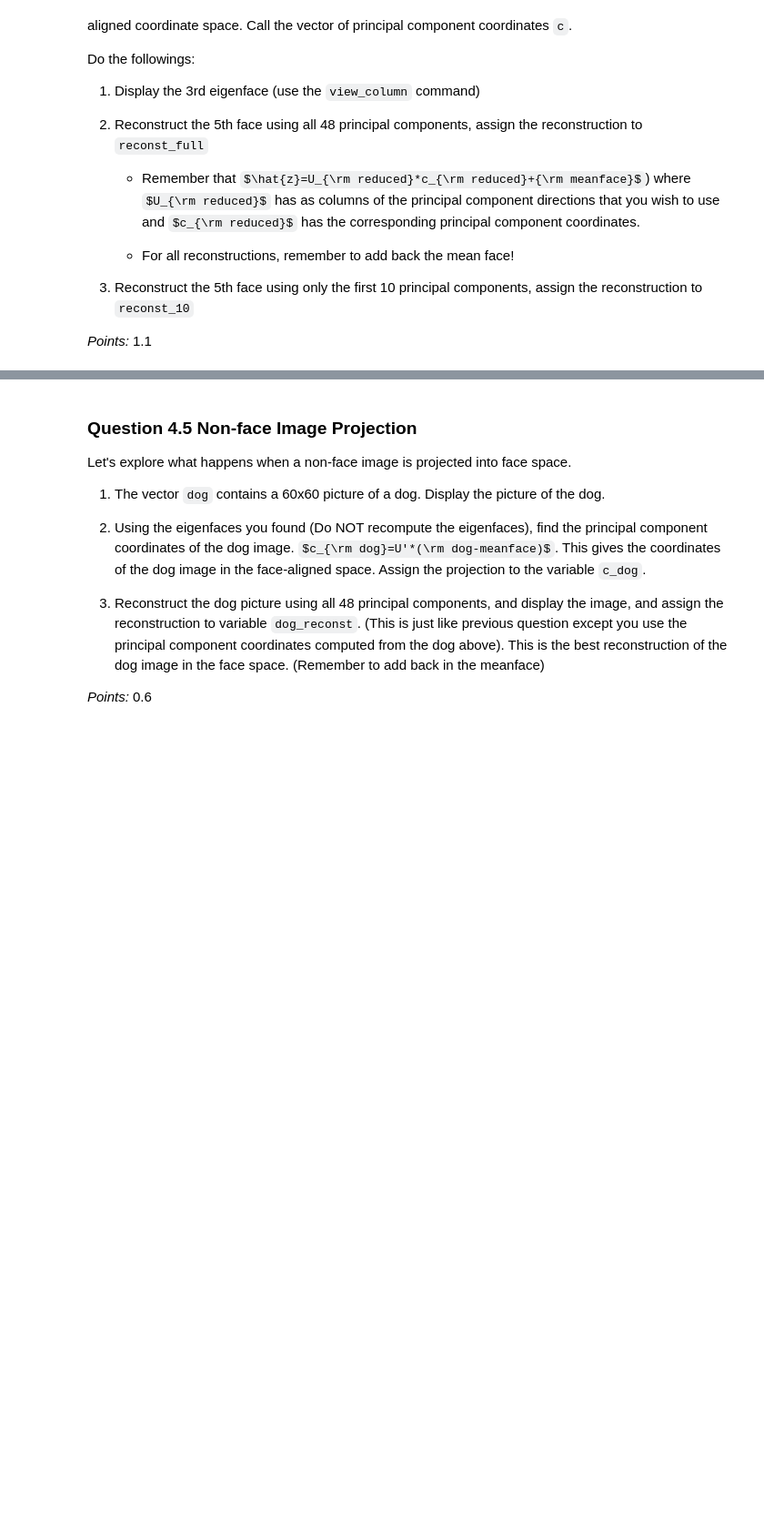
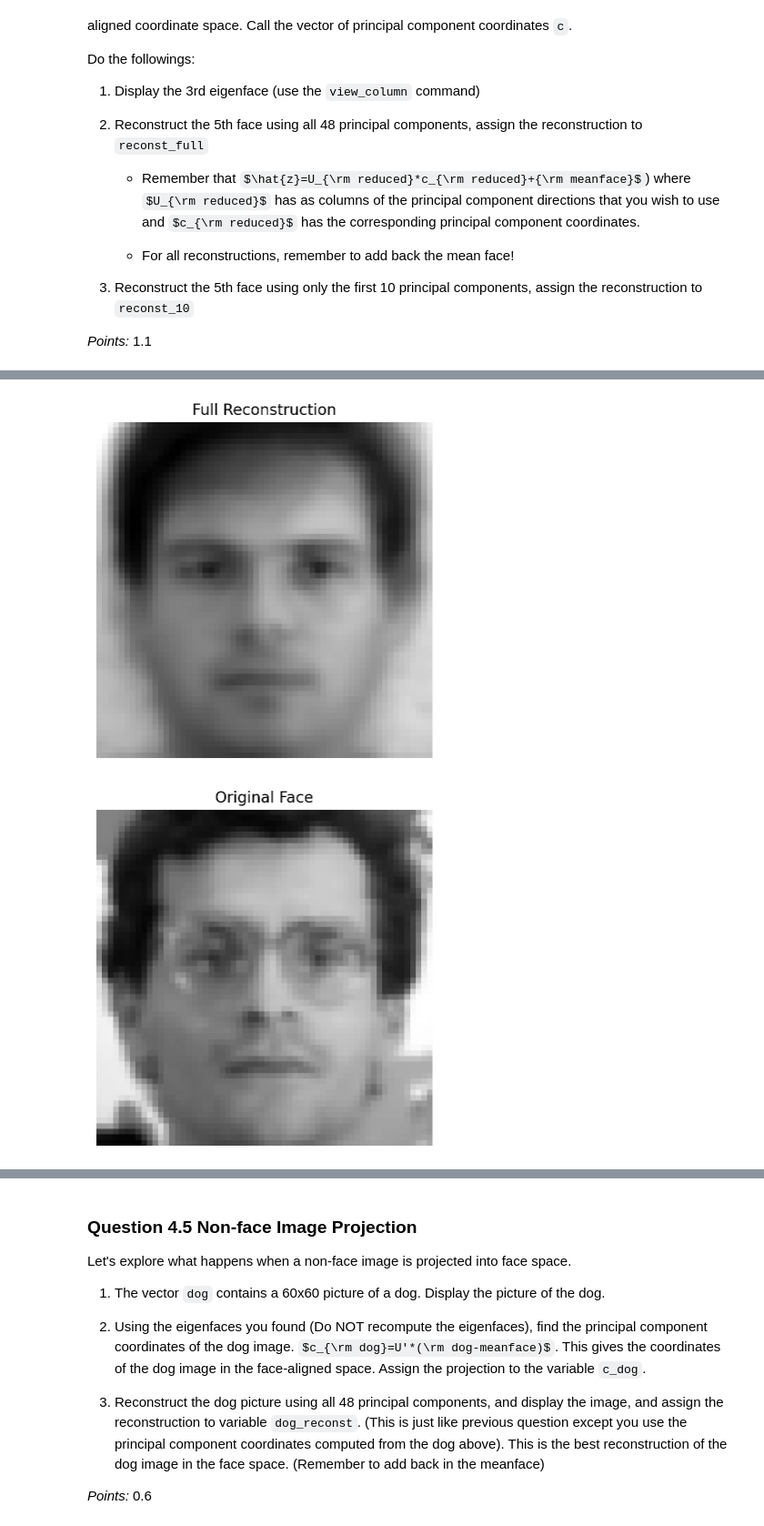
Before and after one commit to holliwood8/Assignments_WI24, a Jupyter notebook: A3/A3.ipynb, the cells around one changed output, grey strips where cells are left out. Shown at 91% size. Drawn from its saved outputs; the diff is of its cells as text; code cells hidden in the pictures; some formulas as TeX source; blank space fills up the shorter version.

```diff
--- a/A3/A3.ipynb
+++ b/A3/A3.ipynb
@@ -467,9 +500,12 @@ c = ...
 # %%
 # Reconstruct the 5th face using all PC:
-reconst_full = ...
+reconst_full = U.dot(c) + mean_face
 
 # Plot the Full Reconstruction and the OG face
 view_column(reconst_full, "Full Reconstruction")
 view_column(faces[:, 4], "Original Face")
+# %% [output]
+[figure, added]
+[figure, added]
 # %%
 # Reconstruct the 5th face using only the first 10 PC:
```
Also changed, not shown: parts of 13 cells of this notebook.
